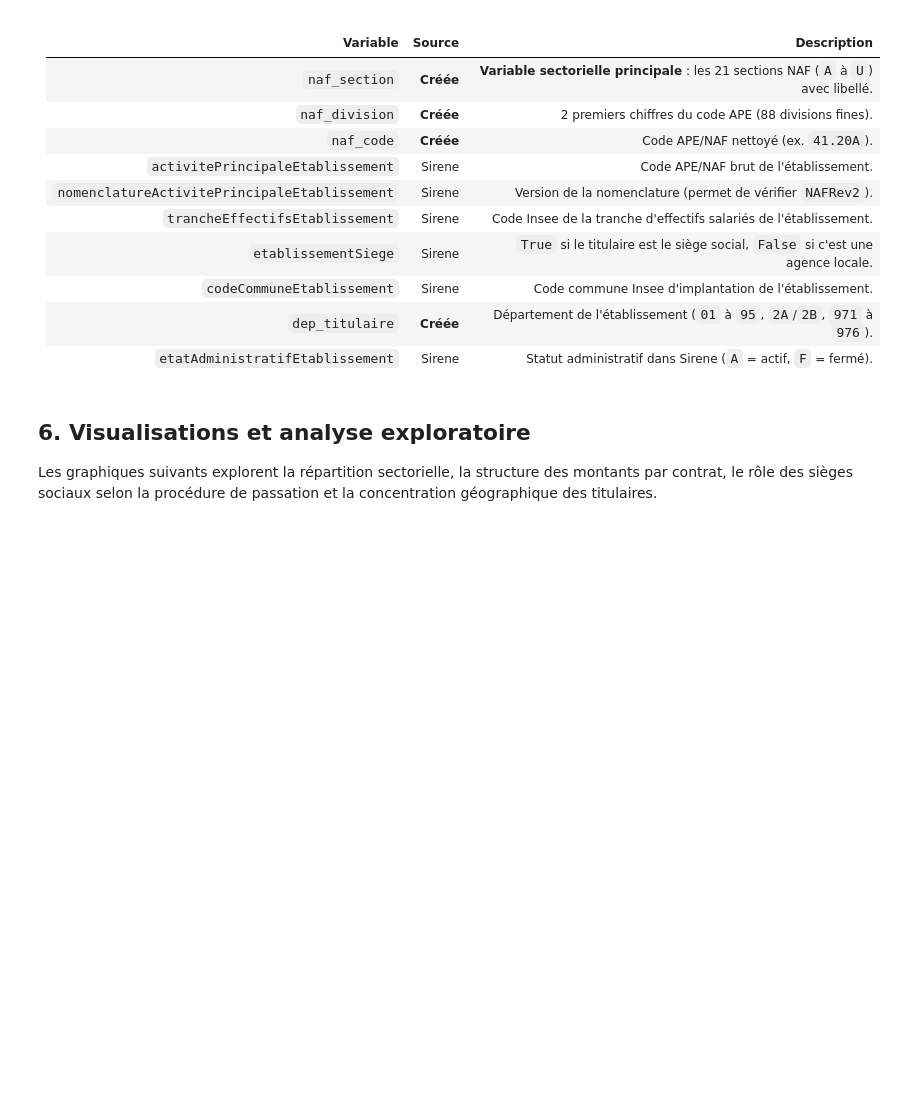
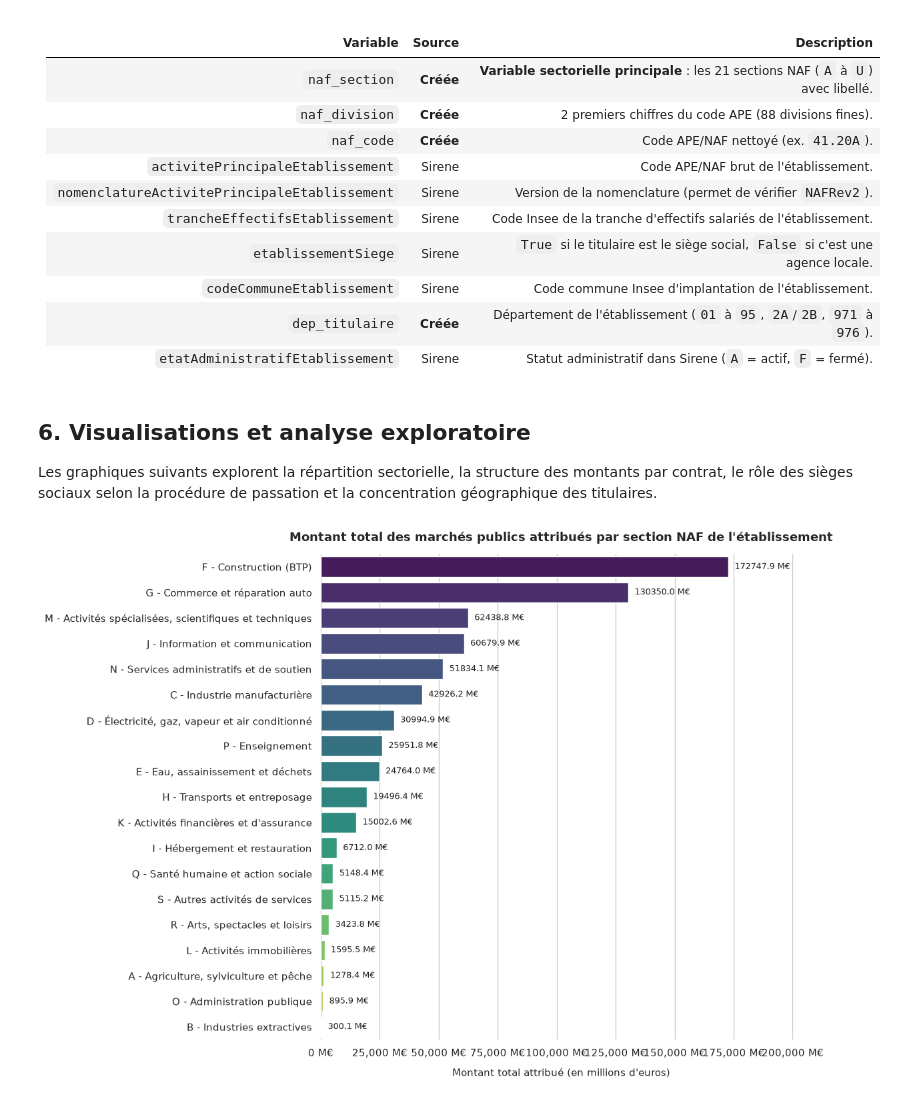
Before and after one commit to Glemesre/2A-Python-pour-la-data-science, a Jupyter notebook: main_clean.ipynb, the cells around one changed output. Drawn from its saved outputs; the diff is of its cells as text; code cells hidden in the pictures; blank space fills up the shorter version.

```diff
--- a/main_clean.ipynb
+++ b/main_clean.ipynb
@@ -288,59 +272,14 @@ Les graphiques suivants explorent la répartition sectorielle, la structure des
 # %%
 # ==============================================================================
 # 6.1. VOLUME FINANCIER TOTAL ATTRIBUÉ PAR SECTION NAF (TOUS SECTEURS)
 # ==============================================================================
 
-# Sous-ensemble des lignes valides appariées dans Sirene avec montant positif
-df_apparies = df_final[
-    df_final["naf_code"].notna()
-    & (df_final["naf_section"] != "Inconnu")
-    & (df_final["montant_part"] > 0)
-].copy()
 
-# Agrégation des montants (en M€) et du nombre de marchés distincts par section NAF
-totaux_secteurs = (
-    df_apparies.groupby("naf_section", observed=True, as_index=False)
-    .agg(
-        montant_total=("montant_part", "sum"),
-        nb_marches=("id", "nunique"),
-    )
-    .sort_values("montant_total", ascending=False)
-)
-totaux_secteurs["montant_millions"] = totaux_secteurs["montant_total"] / 1e6
+from src.sirene_stats_desc import plot_montant_par_naf
 
-# Graphique en barres horizontales avec hauteur adaptée au nombre de sections
-fig_height = max(7, len(totaux_secteurs) * 0.45)
-fig, ax = plt.subplots(figsize=(12, fig_height))
-
-sns.barplot(
-    data=totaux_secteurs,
-    x="montant_millions",
-    y="naf_section",
-    hue="naf_section",
-    palette="viridis",
-    legend=False,
-    ax=ax,
-)
-
-# Ajout des valeurs directement au bout de chaque barre pour lire les petits secteurs
-max_val = totaux_secteurs["montant_millions"].max()
-for container in ax.containers:
-    ax.bar_label(container, fmt=" %.1f M€", padding=4, fontsize=9, color="#222222")
-
-ax.set_xlim(0, max_val * 1.18)
-ax.xaxis.set_major_formatter(ticker.StrMethodFormatter("{x:,.0f} M€"))
-ax.set_xlabel("Montant total attribué (en millions d'euros)", fontsize=11, labelpad=10)
-ax.set_ylabel("")
-ax.set_title(
-    "Montant total des marchés publics attribués par section NAF de l'établissement",
-    fontsize=13,
-    fontweight="bold",
-    pad=14,
-)
-
-sns.despine(left=True, bottom=True)
-plt.tight_layout()
-plt.show()
+plot_montant_par_naf(df_final)
+# %% [output]
+[figure, added]
 # %%
 # ==============================================================================
 # 6.2. DISTRIBUTION DES MONTANTS ANNUALISÉS (TOP 10 SECTIONS NAF)
```
Also changed, not shown: parts of 11 cells of this notebook, 5 other files.
